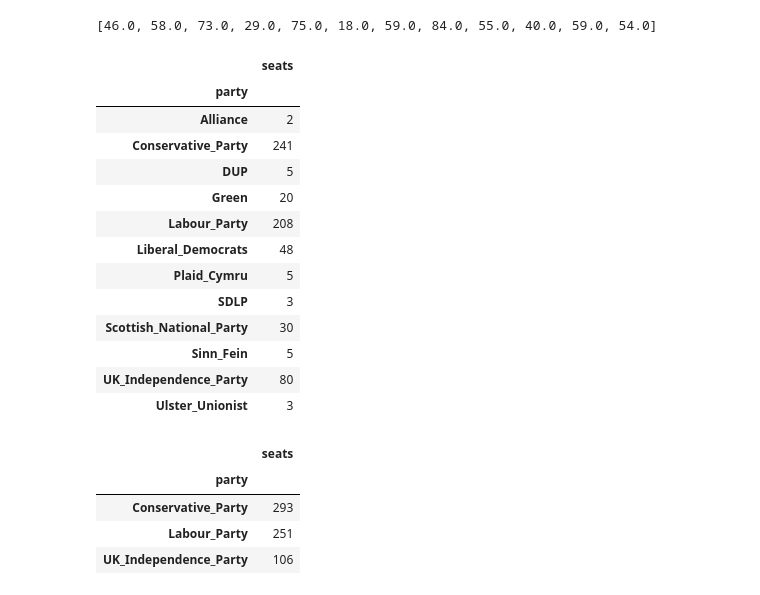
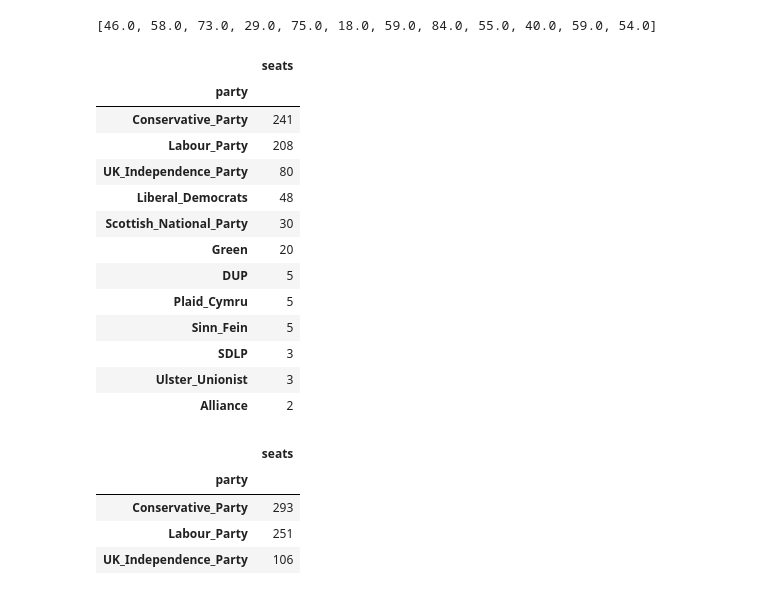
Before and after one commit to the-economist-editorial/elections-2015, a Jupyter notebook: Britain.ipynb, the cells around one changed output. Cells and saved outputs as stored; diff of their text form; code cells hidden in the pictures.

```diff
--- a/Britain.ipynb
+++ b/Britain.ipynb
@@ -73,22 +73,22 @@ def dHondt(name, row, parties):
     return results
 # %%
 provinces = [dHondt(region, r, parties) for region, r in combine.iterrows()]
-pd.concat(provinces).groupby('party').sum()
+pd.concat(provinces).groupby('party').sum().sort('seats', ascending=False)
 # %% [output]
 |  | seats |
 | party |  |
+| Conservative_Party | 241 |
+| Labour_Party | 208 |
+| UK_Independence_Party | 80 |
+| Liberal_Democrats | 48 |
+| Scottish_National_Party | 30 |
+| Green | 20 |
+| DUP | 5 |
+| Plaid_Cymru | 5 |
+| Sinn_Fein | 5 |
+| SDLP | 3 |
+| Ulster_Unionist | 3 |
 | Alliance | 2 |
-| Conservative_Party | 241 |
-| DUP | 5 |
-| Green | 20 |
-| Labour_Party | 208 |
-| Liberal_Democrats | 48 |
-| Plaid_Cymru | 5 |
-| SDLP | 3 |
-| Scottish_National_Party | 30 |
-| Sinn_Fein | 5 |
-| UK_Independence_Party | 80 |
-| Ulster_Unionist | 3 |
 # %%
 party_total_votes = uk_sums[parties].sum()
 total_votes = party_total_votes.sum()
```
Also changed, not shown: parts of 1 cell of this notebook, 3 other files.
